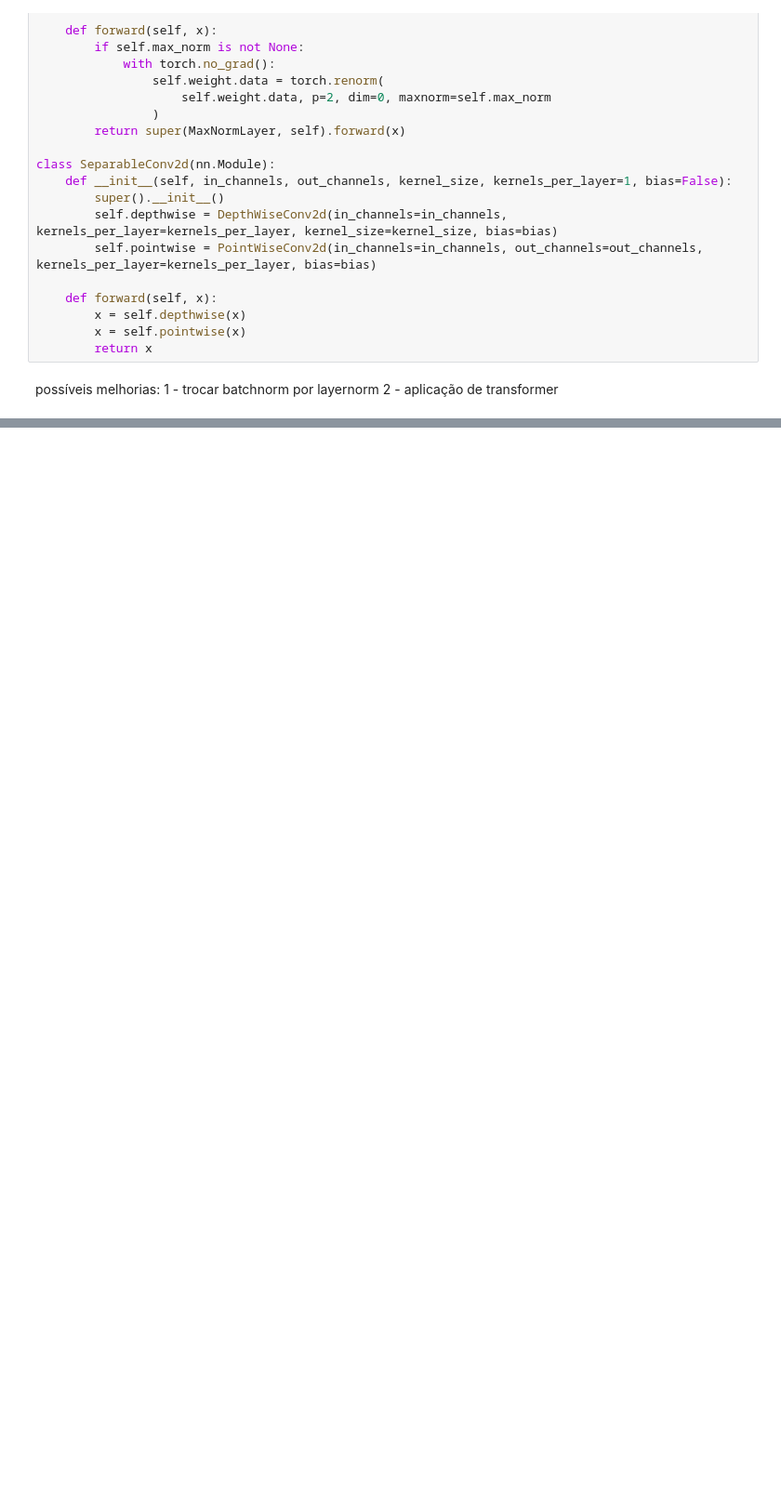
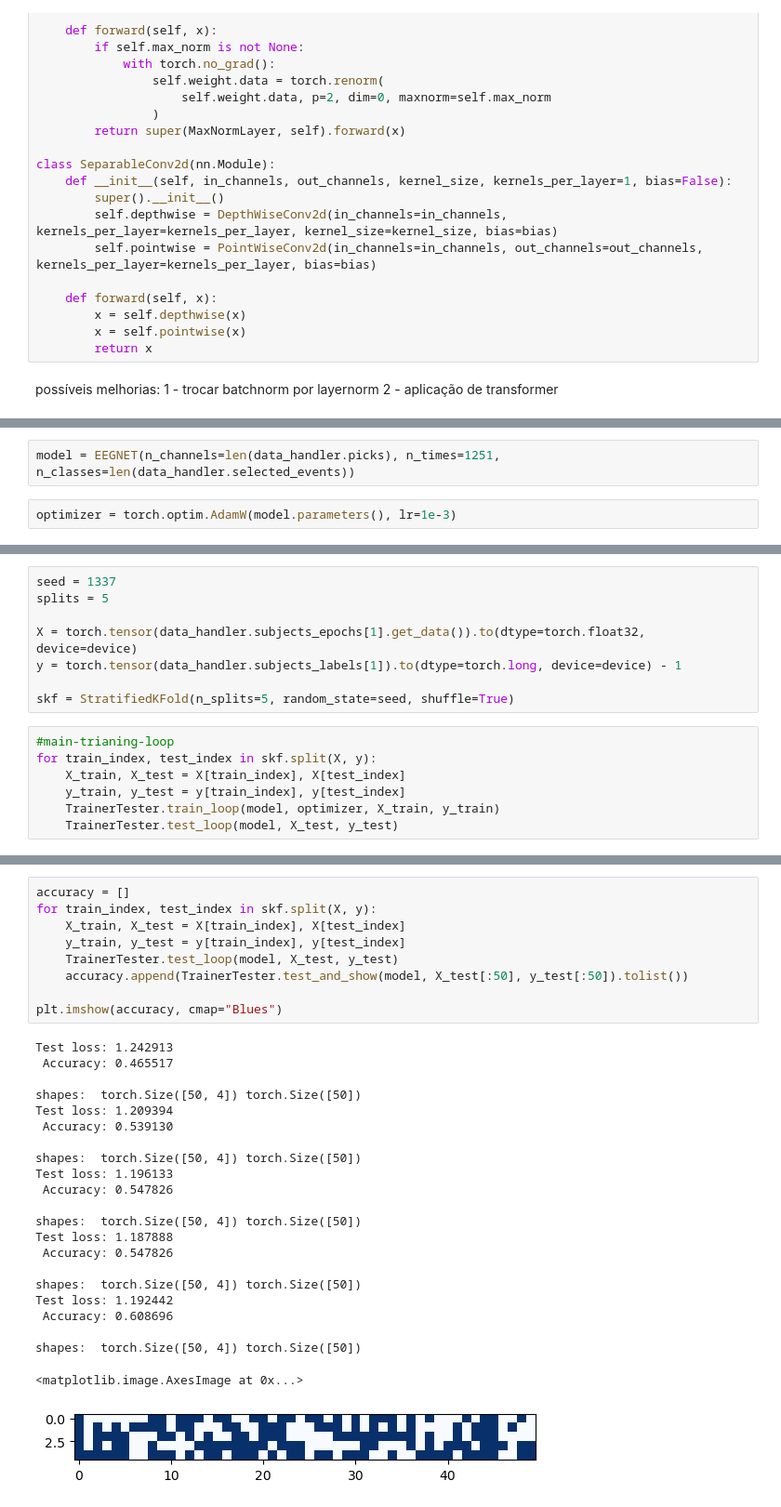
Before and after one commit to DVrobotic/eegnet-testing, a Jupyter notebook: eggnet.ipynb, the cells around one changed output, grey strips where cells are left out. Shown at 93% size. Drawn from its saved outputs; the diff is of its cells as text; blank space fills up the shorter version.

Commit message:
model working with BNCI2014001 dataset

```diff
--- a/eggnet.ipynb
+++ b/eggnet.ipynb
@@ -132,0 +340,4 @@ tensor([[0.0657, 0.0591, 0.0584, 0.0696, 0.0593, 0.0756, 0.0620, 0.0523, 0.0547,
+# %%
+model = EEGNET(n_channels=len(data_handler.picks), n_times=1251, n_classes=len(data_handler.selected_events))
+# %%
+optimizer = torch.optim.AdamW(model.parameters(), lr=1e-3)
@@ -132,0 +364,15 @@ tensor([[0.0657, 0.0591, 0.0584, 0.0696, 0.0593, 0.0756, 0.0620, 0.0523, 0.0547,
+# %%
+seed = 1337
+splits = 5
+
+X = torch.tensor(data_handler.subjects_epochs[1].get_data()).to(dtype=torch.float32, device=device)
+y = torch.tensor(data_handler.subjects_labels[1]).to(dtype=torch.long, device=device) - 1
+
+skf = StratifiedKFold(n_splits=5, random_state=seed, shuffle=True)
+# %%
+#main-trianing-loop
+for train_index, test_index in skf.split(X, y):
+    X_train, X_test = X[train_index], X[test_index]
+    y_train, y_test = y[train_index], y[test_index]
+    TrainerTester.train_loop(model, optimizer, X_train, y_train)
+    TrainerTester.test_loop(model, X_test, y_test)
@@ -132,0 +382,32 @@ tensor([[0.0657, 0.0591, 0.0584, 0.0696, 0.0593, 0.0756, 0.0620, 0.0523, 0.0547,
+# %%
+accuracy = []
+for train_index, test_index in skf.split(X, y):
+    X_train, X_test = X[train_index], X[test_index]
+    y_train, y_test = y[train_index], y[test_index]
+    TrainerTester.test_loop(model, X_test, y_test)
+    accuracy.append(TrainerTester.test_and_show(model, X_test[:50], y_test[:50]).tolist())
+
+plt.imshow(accuracy, cmap="Blues")
+# %% [output]
+Test loss: 1.242913
+ Accuracy: 0.465517
+
+shapes:  torch.Size([50, 4]) torch.Size([50])
+Test loss: 1.209394
+ Accuracy: 0.539130
+
+shapes:  torch.Size([50, 4]) torch.Size([50])
+Test loss: 1.196133
+ Accuracy: 0.547826
+
+shapes:  torch.Size([50, 4]) torch.Size([50])
+Test loss: 1.187888
+ Accuracy: 0.547826
+
+shapes:  torch.Size([50, 4]) torch.Size([50])
+Test loss: 1.192442
+ Accuracy: 0.608696
+
+shapes:  torch.Size([50, 4]) torch.Size([50])
+<matplotlib.image.AxesImage at 0x...>
+[figure, added]
```
Also changed, not shown: parts of 11 cells of this notebook, 2 other files.
